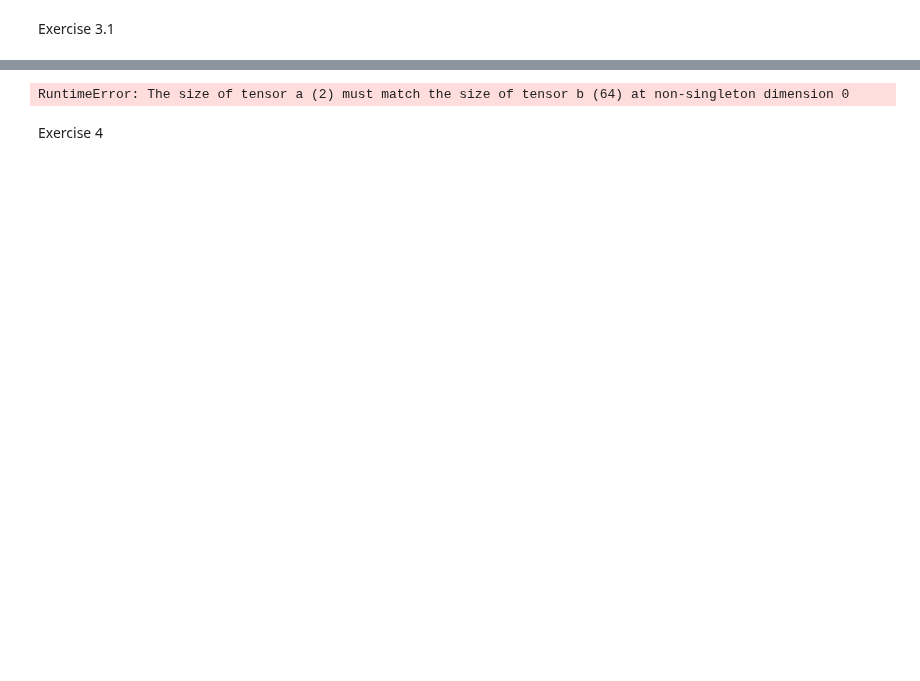
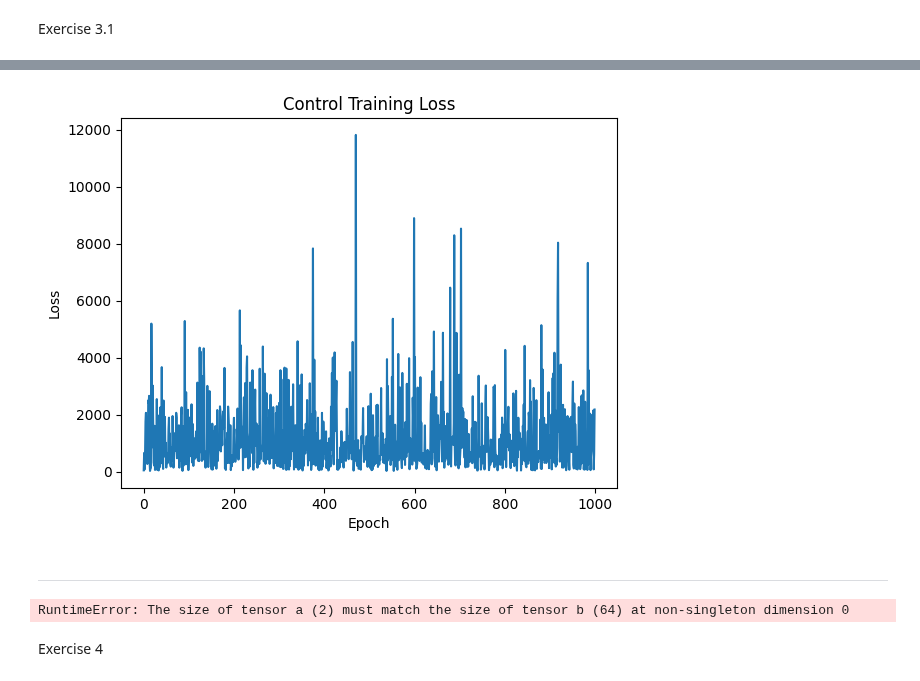
Before and after one commit to Kian-P/SCDAA, a Jupyter notebook: SCDAA-CW.ipynb, the cells around one changed output, grey strips where cells are left out. Cells and saved outputs as stored; diff of their text form; code cells hidden in the pictures; blank space fills up the shorter version.

```diff
--- a/SCDAA-CW.ipynb
+++ b/SCDAA-CW.ipynb
@@ -533,0 +675,70 @@ Exercise 3.1
+# %%
+# Training setup
+T = 1.0  # End of the time interval
+epochs = 1000  # Number of training epochs
+learning_rate = 0.001  # Learning rate for optimization
+batch_size = 64  # Size of the batch for each training step
+
+# Instantiate the model and optimizer
+# Assuming H, M, C, D, R, sigma are defined
+# For the sake of this example, dummy definitions are provided
+
+# Assuming H, M, C, D, R, sigma are defined
+# For the sake of this example, dummy definitions are provided
+H = torch.tensor([[1.0, 0], [0, 1.0]])
+M = torch.tensor([[1.0, 0], [0, 1.0]])
+C = torch.tensor([[1.0, 0], [0, 1.0]])
+D = torch.tensor([[1.0, 0], [0, 1.0]])
+R = torch.tensor([[1.0, 0], [0, 1.0]])
+sigma = torch.tensor([[1.0, 0], [0, 1.0]])
+alpha = torch.tensor([1.0, 1.0])
+
+# H = np.array([[1, 0], [0, 1]]) * 0.1
+# M = np.array([[1, 0], [0, 1]])
+# sigma = np.array([[1, 0], [0, 1]]) * 0.001
+# C = np.array([[0, 0], [0, 0]])
+# D = np.array([[1, 0], [0, 1]])
+# R = np.array([[1, 0], [0, 1]]) * 10
+# T = 1
+# alpha = torch.tensor([1.0, 1.0])
+
+model = LinearPDE(net, T, H, M, C, D, R, sigma, alpha)
+optimizer = optim.Adam(model.parameters(), lr=learning_rate)
+
+
+training_losses = []
+
+# Training loop
+for epoch in range(epochs):
+    # Sample random points in the time-space domain
+    t_batch = torch.rand(batch_size, 1, requires_grad=True) * T
+    x_batch = (torch.rand(batch_size, 2, requires_grad=True) * 6 - 3)  # Uniformly in [-3, 3]
+
+    # Set gradients to zero
+    optimizer.zero_grad()
+
+    # Compute loss
+    loss = model.loss(t_batch, x_batch)
+
+    # Perform backpropagation
+    loss.backward()
+
+    # Update the network weights
+    optimizer.step()
+
+    # Record and print the training loss
+    training_losses.append(loss.item())
+
+    # Print loss every 100 epochs
+    if epoch % 100 == 0:
+        print(f'Epoch {epoch}, Loss: {loss.item()}')
+
+
+
+# After training, plot the training loss for the control network
+plt.plot(training_losses)
+plt.xlabel('Epoch')
+plt.ylabel('Loss')
+plt.title('Control Training Loss')
+plt.show()
+# %% [output]
@@ -533,0 +755 @@ Exercise 3.1
+[figure, added]
@@ -534,3 +796,5 @@ Exercise 3.1
+# %% [markdown]
+----
 # %%
 import torch
 from torch.autograd import Variable
```
Also changed, not shown: parts of 5 cells of this notebook.
